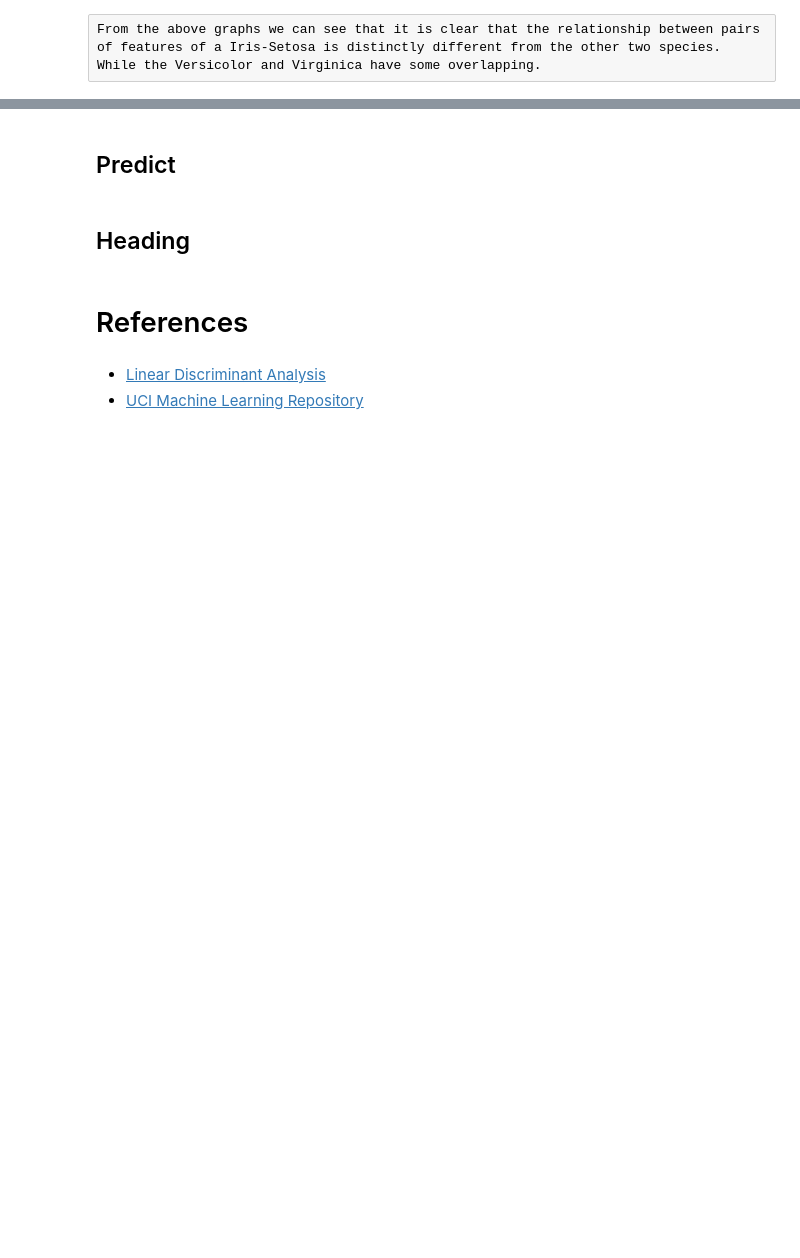
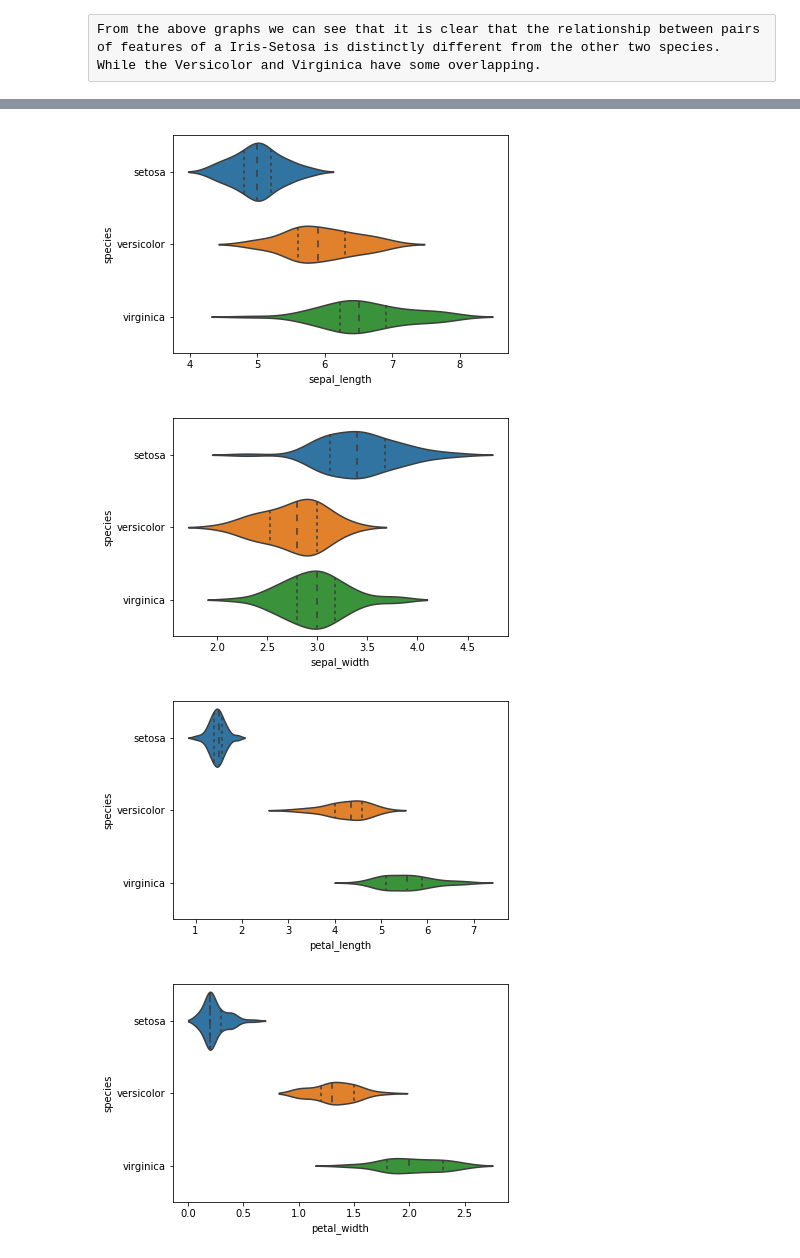
Before and after one commit to kbarry91/4th-year-Emerging-Technologies-Project, a Jupyter notebook: iris-dataset.ipynb, the cells around one changed output, grey strips where cells are left out. Drawn from its saved outputs; the diff is of its cells as text; code cells hidden in the pictures; blank space fills up the shorter version.

```diff
--- a/iris-dataset.ipynb
+++ b/iris-dataset.ipynb
@@ -142,3 +159,0 @@ ModuleNotFoundError: No module named 'keras'
-# %%
-# Load the Iris data set from the url
-IrisDataset = pd.read_csv("https://raw.githubusercontent.com/uiuc-cse/data-fa14/gh-pages/data/iris.csv")
@@ -186,2 +159,0 @@ model.fit(inputs_train,outputs_train, epochs=5,batch_size=10)
-# %% [markdown]
-## Predict
@@ -192,7 +160,15 @@ predictions
-# %% [markdown]
-## Heading
-# %% [markdown]
-# References
-# %% [markdown]
-- [Linear Discriminant Analysis](https://machinelearningmastery.com/linear-discriminant-analysis-for-machine-learning/)
-- [UCI Machine Learning Repository](https://archive.ics.uci.edu/ml/datasets/iris)
+# %%
+IrisDataset.groupby('species').size()
+graph = sea.violinplot(y='species', x='sepal_length', data=IrisDataset, inner='quartile')
+plt.show()
+graph = sea.violinplot(y='species', x='sepal_width', data=IrisDataset, inner='quartile')
+plt.show()
+graph = sea.violinplot(y='species', x='petal_length', data=IrisDataset, inner='quartile')
+plt.show()
+graph = sea.violinplot(y='species', x='petal_width', data=IrisDataset, inner='quartile')
+plt.show()
+# %% [output]
+[figure, added]
+[figure, added]
+[figure, added]
+[figure, added]
```
Also changed, not shown: parts of 51 cells of this notebook, 1 other file.
